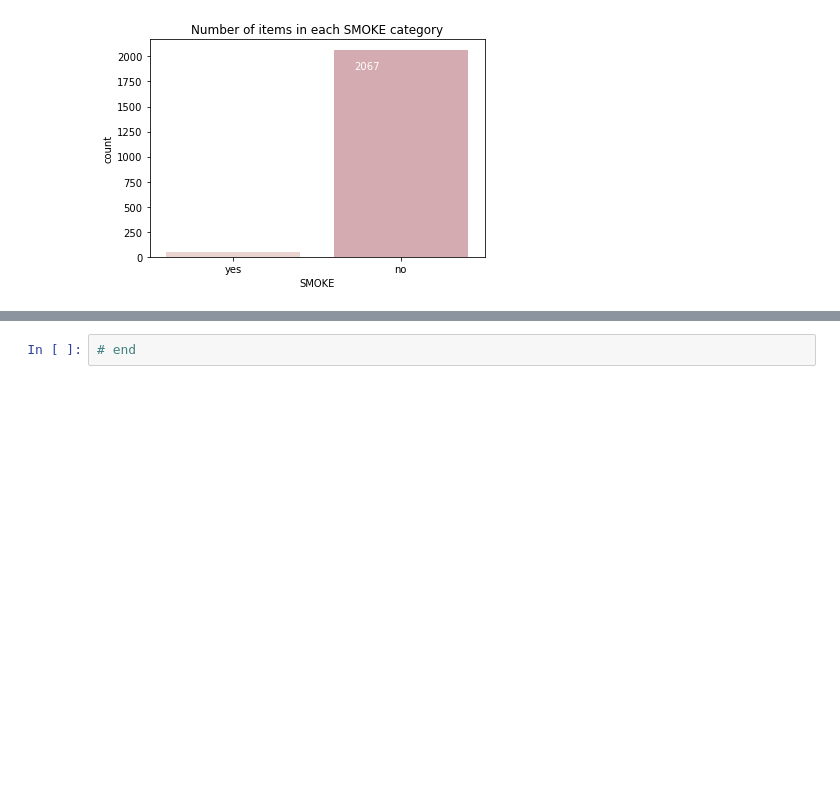
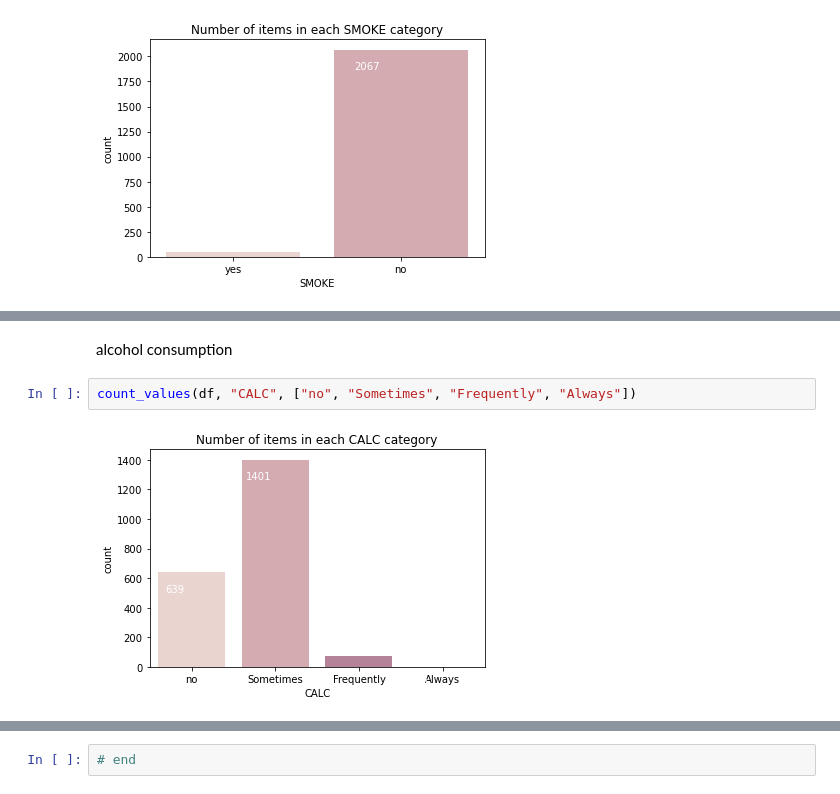
Before and after one commit to SanketAgwl/Obesity-Prediction-Data-Science, a Jupyter notebook: project.ipynb, the cells around one changed output, grey strips where cells are left out. Cells and saved outputs as stored; diff of their text form; blank space fills up the shorter version.

```diff
--- a/project.ipynb
+++ b/project.ipynb
@@ -339,0 +350,6 @@ Physical Activity
+# %% [markdown]
+alcohol consumption
+# %%
+count_values(df, "CALC", ["no", "Sometimes", "Frequently", "Always"])
+# %% [output]
+[figure, added]
```
Also changed, not shown: parts of 31 cells of this notebook.
